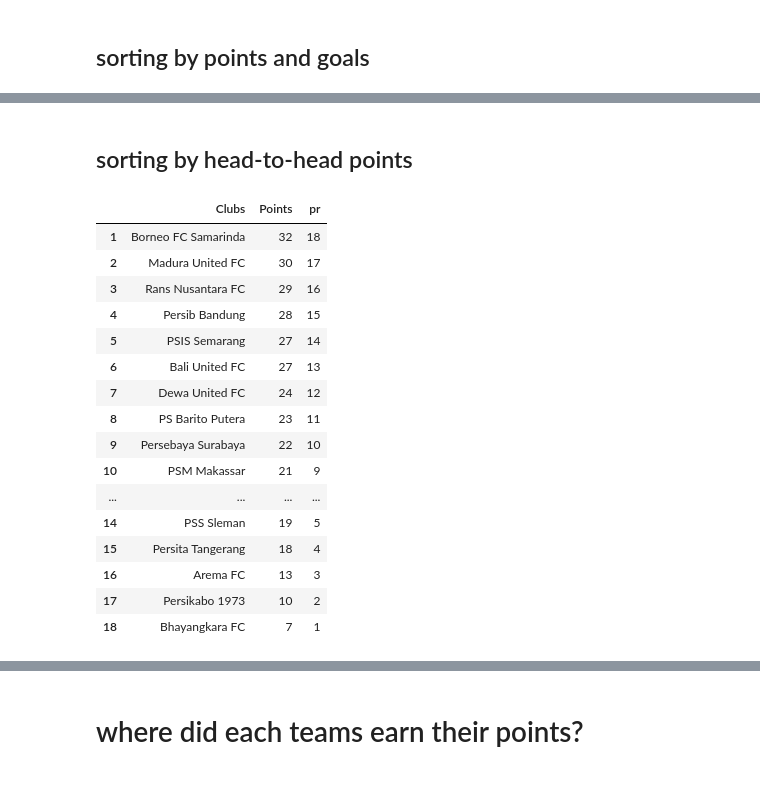
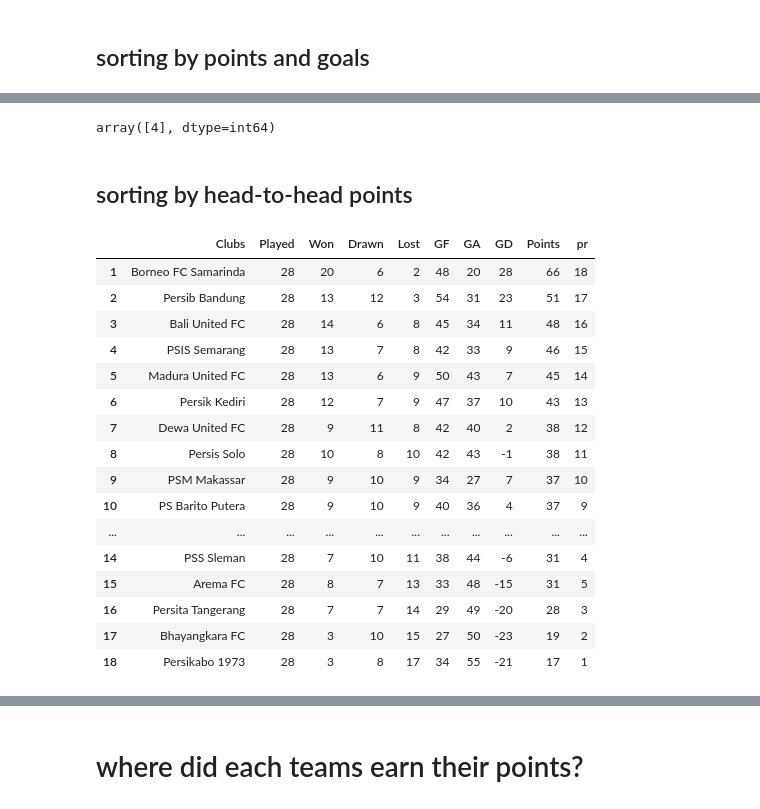
Before and after one commit to lpttprnc/liga-1, a Jupyter notebook: bener.ipynb, the cells around one changed output, grey strips where cells are left out. Saved outputs shown, nothing was run; the diff lists cells and outputs as text; code cells hidden in the pictures.

```diff
--- a/bener.ipynb
+++ b/bener.ipynb
@@ -164,3 +162,28 @@ tables
+# %%
+            # h = home, a = away, 1 = prior higher-team
+h1 = df_pairs.index.get_level_values('home')=='PSM Makassar' # home game of team 1
+a1 = df_pairs.index.get_level_values('away')=='PSM Makassar' # away game of team 1
+
+            # h = home, a = away, 2 = prior lower-team
+h2 = df_pairs.index.get_level_values('home')=='Persija Jakarta' # home game of team 2
+a2 = df_pairs.index.get_level_values('away')=='Persija Jakarta' # away game of team 2
+
+            # unfilled scores
+i1_score = 0
+i2_score = 0
+
+            # select all matches between team 1 and team 2
+game = df_pairs.loc[ ((h1&a2) | (h2&a1)) ]
+
+i1_score = (df_pairs.loc[[ ('PSM Makassar','Persija Jakarta') ]]['hpoint'] +
+                            df_pairs.loc[[ ('Persija Jakarta','PSM Makassar') ]]['apoint'])
+i2_score = (df_pairs.loc[[ ('PSM Makassar','Persija Jakarta') ]]['apoint'] +
+                            df_pairs.loc[[ ('Persija Jakarta','PSM Makassar') ]]['hpoint'])
+
+df_pairs.loc[[ ('PSM Makassar','Persija Jakarta') ]]['hpoint'].values + df_pairs.loc[[ ('Persija Jakarta','PSM Makassar') ]]['apoint'].values
+df_pairs.loc[[ ('PSM Makassar','Persija Jakarta') ]]['apoint'].values + df_pairs.loc[[ ('Persija Jakarta','PSM Makassar') ]]['hpoint'].values
+# %% [output]
+array([4], dtype=int64)
 # %% [markdown]
 ## sorting by head-to-head points
 # %%
@@ -168,8 +191,8 @@ tables
 priority_index = np.array((range(18,0,-1)))
 
 # priority sorted dataframe (dataframe 4)
-sort_h2h = tables[['Clubs','Points']]
-sort_h2h.insert(2,'pr',priority_index)
+sort_h2h = tables[['Clubs','Played','Won','Drawn','Lost','GF','GA','GD','Points']]
+sort_h2h.insert(9,'pr',priority_index)
 sort_h2h
 
 for i in range (1,len(sort_h2h)+1,1):
@@ -190,58 +213,54 @@ for i in range (1,len(sort_h2h)+1,1):
             i1_score = 0
             i2_score = 0
 
             # select all matches between team 1 and team 2
             game = df_pairs.loc[ ((h1&a2) | (h2&a1)) ]
 
             # if there's been (just) a match played
             if len(game)==1:
 
                 try:
                     # team 1 played home
                     i1_score = df_pairs.loc[(sort_h2h['Clubs'][i],sort_h2h['Clubs'][i+1])]['hpoint']
                     i2_score = df_pairs.loc[(sort_h2h['Clubs'][i],sort_h2h['Clubs'][i+1])]['apoint']
 
                 except:
                     # team 2 played home
                     i1_score = df_pairs.loc[ (sort_h2h['Clubs'][i+1],sort_h2h['Clubs'][i]) ]['apoint']
                     i2_score = df_pairs.loc[ (sort_h2h['Clubs'][i+1],sort_h2h['Clubs'][i]) ]['hpoint']
 
             # if both matches have played
             elif len(game)==2:
-                i1_score = (df_pairs.loc[[ (sort_h2h['Clubs'][i],sort_h2h['Clubs'][i+1]) ]]['hpoint'] +
-                            df_pairs.loc[[ (sort_h2h['Clubs'][i+1],sort_h2h['Clubs'][i]) ]]['apoint'])
-                i2_score = (df_pairs.loc[[ (sort_h2h['Clubs'][i],sort_h2h['Clubs'][i+1]) ]]['apoint'] +
-                            df_pairs.loc[[ (sort_h2h['Clubs'][i+1],sort_h2h['Clubs'][i]) ]]['hpoint'])
+                i1_score = (df_pairs.loc[[ (sort_h2h['Clubs'][i],sort_h2h['Clubs'][i+1]) ]]['hpoint'].values +
+                            df_pairs.loc[[ (sort_h2h['Clubs'][i+1],sort_h2h['Clubs'][i]) ]]['apoint'].values)
+                i2_score = (df_pairs.loc[[ (sort_h2h['Clubs'][i],sort_h2h['Clubs'][i+1]) ]]['apoint'].values +
+                            df_pairs.loc[[ (sort_h2h['Clubs'][i+1],sort_h2h['Clubs'][i]) ]]['hpoint'].values)
 
             # switch priority index if prior higher-team lost h2h points against prior lower-team
             if i1_score < i2_score:
-                #sort_h2h.at[i,'pr'] = sort_h2h['pr'][i]-1
-                #sort_h2h.at[i+1,'pr'] = sort_h2h['pr'][i+1]+1
-
-                # just found better algorithm (((:
-                temp1, temp2 = sort_h2h.loc[i].copy(), sort_h2h.loc[i+1].copy()
-                sort_h2h.loc[i],sort_h2h.loc[i+1] = temp2, temp1
+                sort_h2h.at[i,'pr'] = sort_h2h['pr'][i]-1
+                sort_h2h.at[i+1,'pr'] = sort_h2h['pr'][i+1]+1
 
     except:
         pass
 
 sort_h2h
 # %% [output]
-|  | Clubs | Points | pr |
-| 1 | Borneo FC Samarinda | 32 | 18 |
-| 2 | Madura United FC | 30 | 17 |
-| 3 | Rans Nusantara FC | 29 | 16 |
-| 4 | Persib Bandung | 28 | 15 |
-| 5 | PSIS Semarang | 27 | 14 |
-| 6 | Bali United FC | 27 | 13 |
-| 7 | Dewa United FC | 24 | 12 |
-| 8 | PS Barito Putera | 23 | 11 |
-| 9 | Persebaya Surabaya | 22 | 10 |
-| 10 | PSM Makassar | 21 | 9 |
-| ... | ... | ... | ... |
-| 14 | PSS Sleman | 19 | 5 |
-| 15 | Persita Tangerang | 18 | 4 |
-| 16 | Arema FC | 13 | 3 |
-| 17 | Persikabo 1973 | 10 | 2 |
-| 18 | Bhayangkara FC | 7 | 1 |
+|  | Clubs | Played | Won | Drawn | Lost | GF | GA | GD | Points | pr |
+| 1 | Borneo FC Samarinda | 28 | 20 | 6 | 2 | 48 | 20 | 28 | 66 | 18 |
+| 2 | Persib Bandung | 28 | 13 | 12 | 3 | 54 | 31 | 23 | 51 | 17 |
+| 3 | Bali United FC | 28 | 14 | 6 | 8 | 45 | 34 | 11 | 48 | 16 |
+| 4 | PSIS Semarang | 28 | 13 | 7 | 8 | 42 | 33 | 9 | 46 | 15 |
+| 5 | Madura United FC | 28 | 13 | 6 | 9 | 50 | 43 | 7 | 45 | 14 |
+| 6 | Persik Kediri | 28 | 12 | 7 | 9 | 47 | 37 | 10 | 43 | 13 |
+| 7 | Dewa United FC | 28 | 9 | 11 | 8 | 42 | 40 | 2 | 38 | 12 |
+| 8 | Persis Solo | 28 | 10 | 8 | 10 | 42 | 43 | -1 | 38 | 11 |
+| 9 | PSM Makassar | 28 | 9 | 10 | 9 | 34 | 27 | 7 | 37 | 10 |
+| 10 | PS Barito Putera | 28 | 9 | 10 | 9 | 40 | 36 | 4 | 37 | 9 |
+| ... | ... | ... | ... | ... | ... | ... | ... | ... | ... | ... |
+| 14 | PSS Sleman | 28 | 7 | 10 | 11 | 38 | 44 | -6 | 31 | 4 |
+| 15 | Arema FC | 28 | 8 | 7 | 13 | 33 | 48 | -15 | 31 | 5 |
+| 16 | Persita Tangerang | 28 | 7 | 7 | 14 | 29 | 49 | -20 | 28 | 3 |
+| 17 | Bhayangkara FC | 28 | 3 | 10 | 15 | 27 | 50 | -23 | 19 | 2 |
+| 18 | Persikabo 1973 | 28 | 3 | 8 | 17 | 34 | 55 | -21 | 17 | 1 |
 # %%
```
Also changed, not shown: parts of 12 cells of this notebook, 4 other files.
